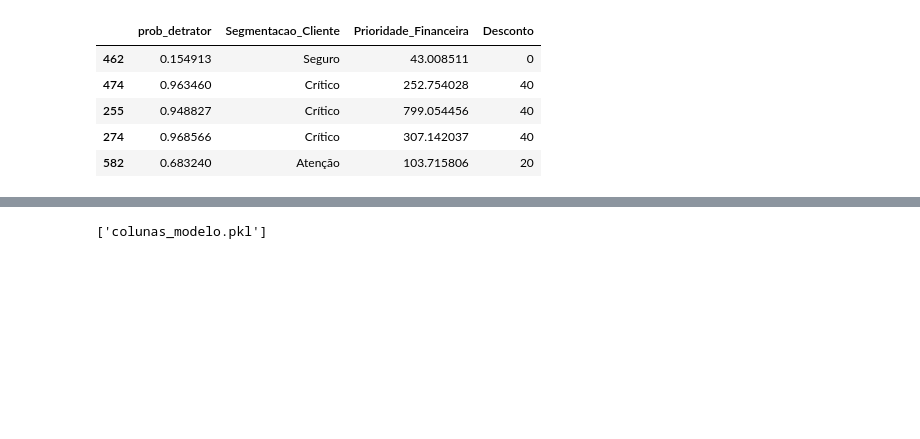
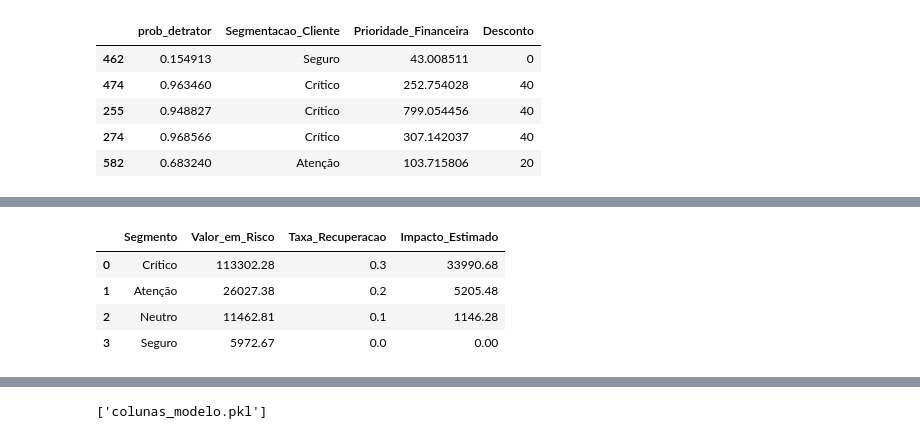
Before and after one commit to RenanTrevelim/fase1-tech-challenge, a Jupyter notebook: notebooks/Modelo Classificação - Tech Challenge.ipynb, the cells around one changed output, grey strips where cells are left out. Saved outputs shown, nothing was run; the diff lists cells and outputs as text; code cells hidden in the pictures; blank space fills up the shorter version.

```diff
--- a/notebooks/Modelo Classificação - Tech Challenge.ipynb
+++ b/notebooks/Modelo Classificação - Tech Challenge.ipynb
@@ -810,0 +909,8 @@ df[['prob_detrator', 'Segmentacao_Cliente', 'Prioridade_Financeira', 'Desconto']
+# %%
+risco_por_segmento = (
+    df.groupby('Segmentacao_Cliente', observed=False)['Prioridade_Financeira']
+    .sum()
+    .sort_values(ascending=False)
+    .round(2)
+)
+risco_por_segmento
@@ -810,0 +940,12 @@ df[['prob_detrator', 'Segmentacao_Cliente', 'Prioridade_Financeira', 'Desconto']
+# %%
+taxa_recuperacao = {
+    'Crítico': 0.30,
+    'Atenção': 0.20,
+    'Neutro': 0.10,
+    'Seguro': 0.00
+}
+# %%
+impacto_financeiro = risco_por_segmento.reset_index()
+impacto_financeiro.columns = ['Segmento', 'Valor_em_Risco']
+
+impacto_financeiro['Taxa_Recuperacao'] = impacto_financeiro['Segmento'].map(taxa_recuperacao).astype(float)
@@ -810,0 +966,12 @@ df[['prob_detrator', 'Segmentacao_Cliente', 'Prioridade_Financeira', 'Desconto']
+# %%
+impacto_financeiro['Impacto_Estimado'] = (
+    impacto_financeiro['Valor_em_Risco'] * impacto_financeiro['Taxa_Recuperacao']
+)
+
+impacto_financeiro.round(2)
+# %% [output]
+|  | Segmento | Valor_em_Risco | Taxa_Recuperacao | Impacto_Estimado |
+| 0 | Crítico | 113302.28 | 0.3 | 33990.68 |
+| 1 | Atenção | 26027.38 | 0.2 | 5205.48 |
+| 2 | Neutro | 11462.81 | 0.1 | 1146.28 |
+| 3 | Seguro | 5972.67 | 0.0 | 0.00 |
```
Also changed, not shown: parts of 43 cells of this notebook, 2 other files.
